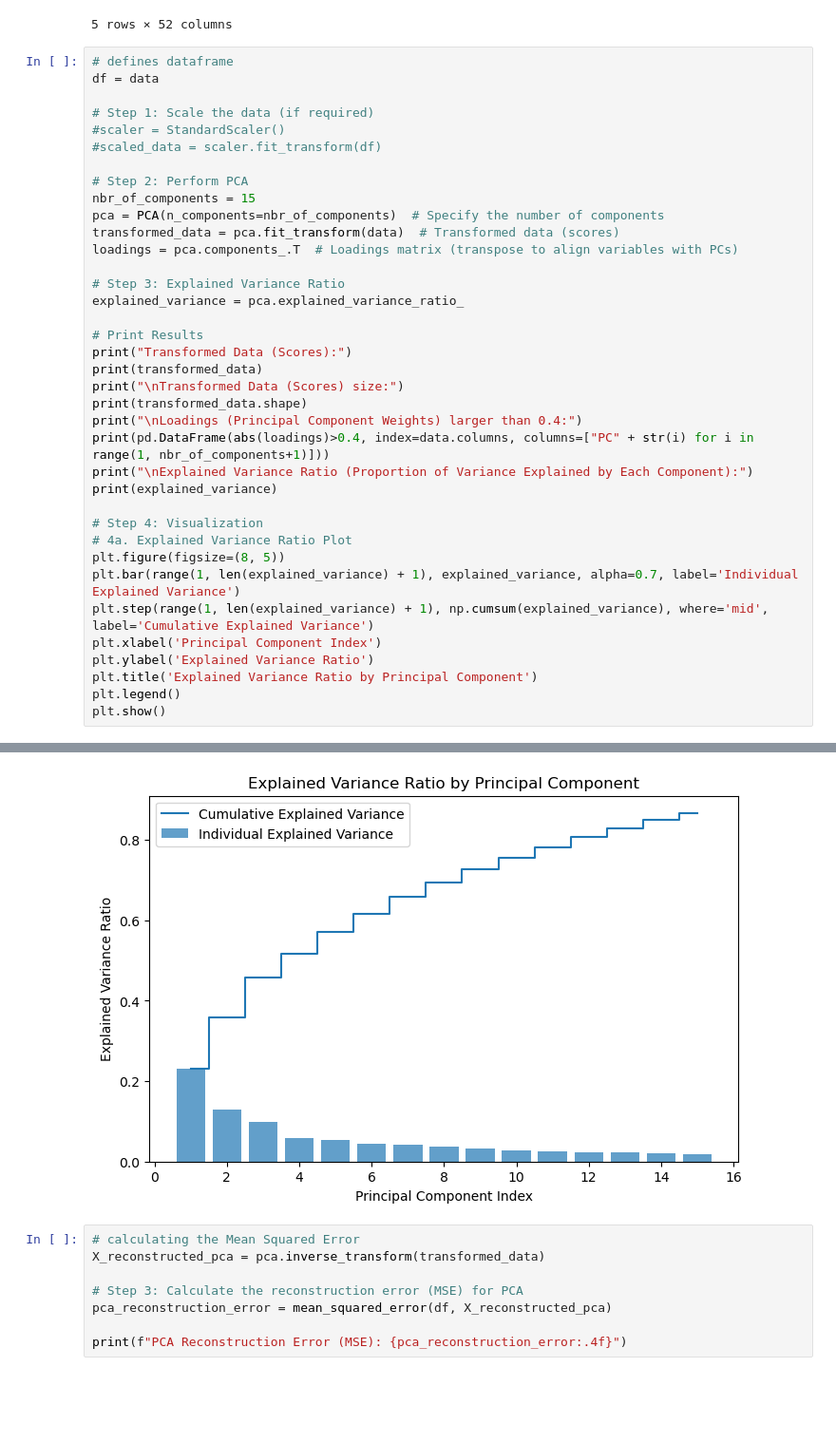
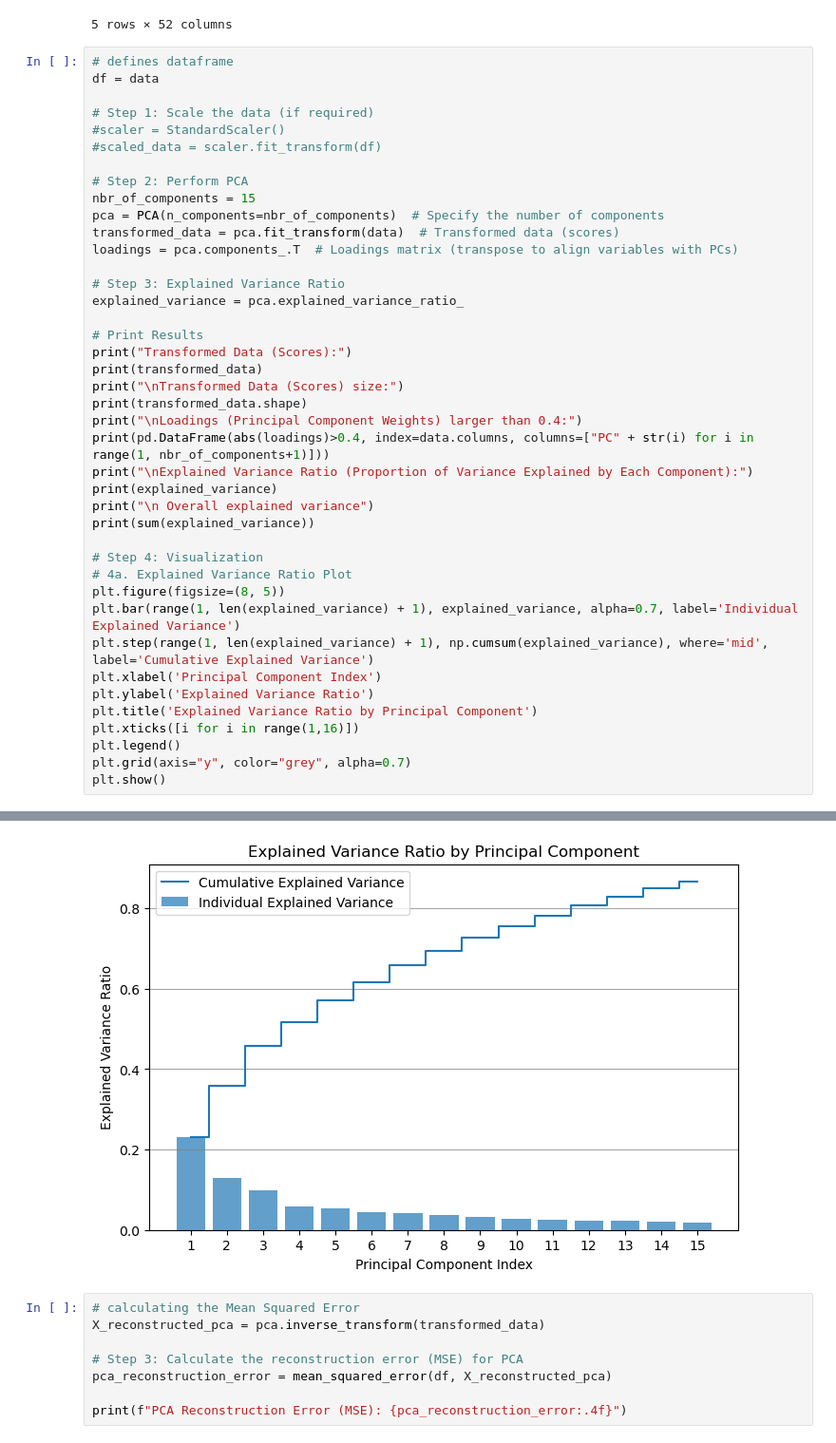
Before and after one commit to matheogodenzi/EnergyTransitionPotential, a Jupyter notebook: source/models/PCA.ipynb, the cells around one changed output, grey strips where cells are left out. Shown at 95% size. Drawn from its saved outputs; the diff is of its cells as text; blank space fills up the shorter version.

```diff
--- a/source/models/PCA.ipynb
+++ b/source/models/PCA.ipynb
@@ -57,6 +57,8 @@ print("\nLoadings (Principal Component Weights) larger than 0.4:")
 print(pd.DataFrame(abs(loadings)>0.4, index=data.columns, columns=["PC" + str(i) for i in range(1, nbr_of_components+1)]))
 print("\nExplained Variance Ratio (Proportion of Variance Explained by Each Component):")
 print(explained_variance)
+print("\n Overall explained variance")
+print(sum(explained_variance))
 
 # Step 4: Visualization
 # 4a. Explained Variance Ratio Plot
@@ -66,7 +68,9 @@ plt.step(range(1, len(explained_variance) + 1), np.cumsum(explained_variance), w
 plt.xlabel('Principal Component Index')
 plt.ylabel('Explained Variance Ratio')
 plt.title('Explained Variance Ratio by Principal Component')
+plt.xticks([i for i in range(1,16)])
 plt.legend()
+plt.grid(axis="y", color="grey", alpha=0.7)
 plt.show()
 # %% [output]
 Transformed Data (Scores):
@@ -89,4 +93,4 @@ Explained Variance Ratio (Proportion of Variance Explained by Each Component):
-[figure, old version]
+[figure, new version]
 # %%
 # calculating the Mean Squared Error
 X_reconstructed_pca = pca.inverse_transform(transformed_data)
```
Also changed, not shown: parts of 14 cells of this notebook.
